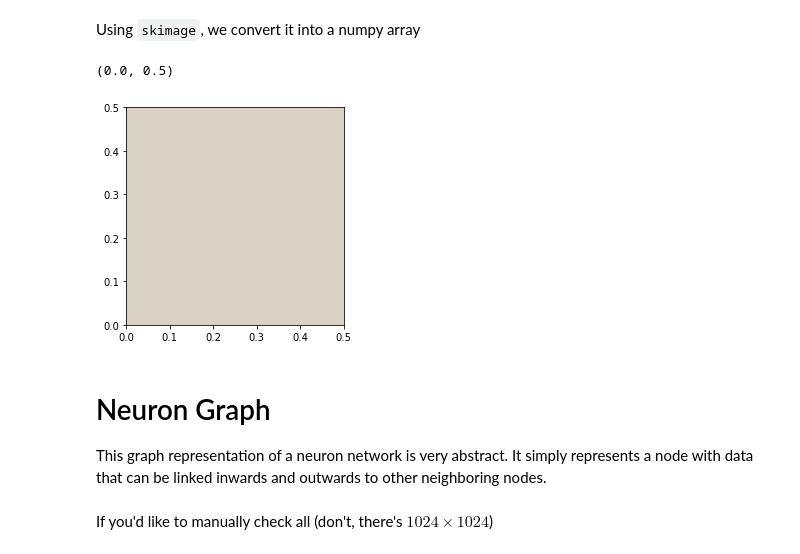
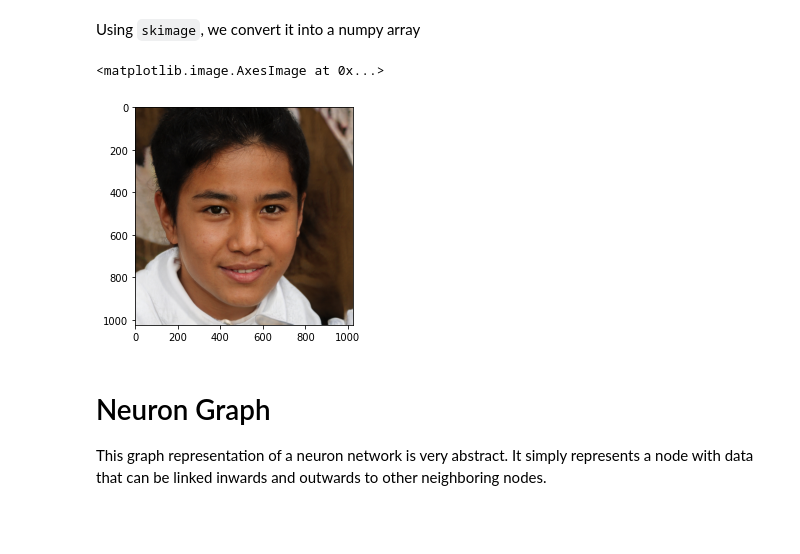
Before and after one commit to bedolpab/Lapses, a Jupyter notebook: Lapses.ipynb, the cells around one changed output. Drawn from its saved outputs; the diff is of its cells as text; code cells hidden in the pictures; blank space fills up the shorter version.

```diff
--- a/Lapses.ipynb
+++ b/Lapses.ipynb
@@ -23,11 +34,9 @@ Using `skimage`, we convert it into a numpy array
 image = io.imread("./img.png")
 # %%
 plt.imshow(image)
-plt.xlim(0, 0.5)
-plt.ylim(0, 0.5)
 # %% [output]
-(0.0, 0.5)
+<matplotlib.image.AxesImage at 0x...>
-[figure, old version]
+[figure, new version]
 # %% [markdown]
 # Neuron Graph
 This graph representation of a neuron network is very abstract. It simply represents a node with data that can be linked inwards and outwards to other neighboring nodes.
@@ -103,5 +112,3 @@ for i in range(len(neuron_cells)): # rows
             neuron_cells[i][j].dendrites.append(
                 neuron_cells[i+1][j+1]
             )
-# %% [markdown]
-If you'd like to manually check all (don't, there's $1024 \times 1024$)
```
Also changed, not shown: parts of 9 cells of this notebook, 6 other files.
